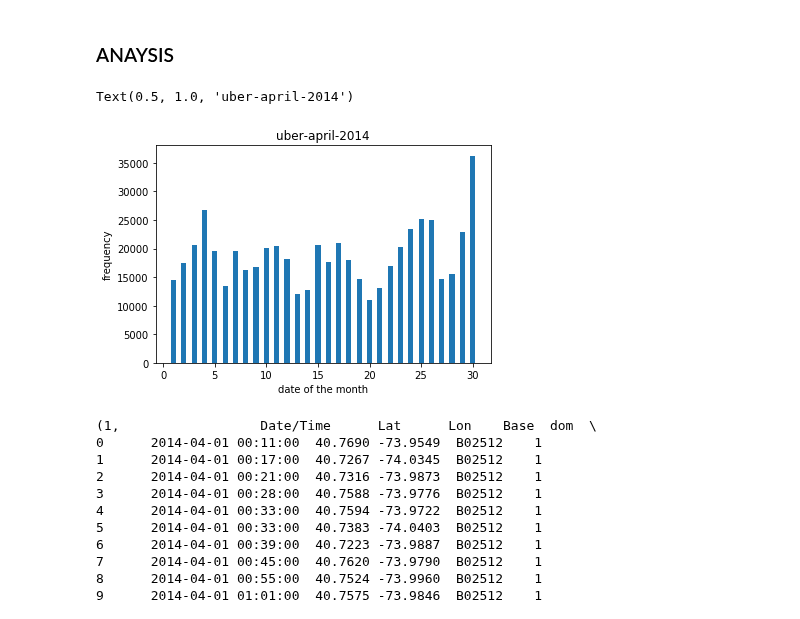
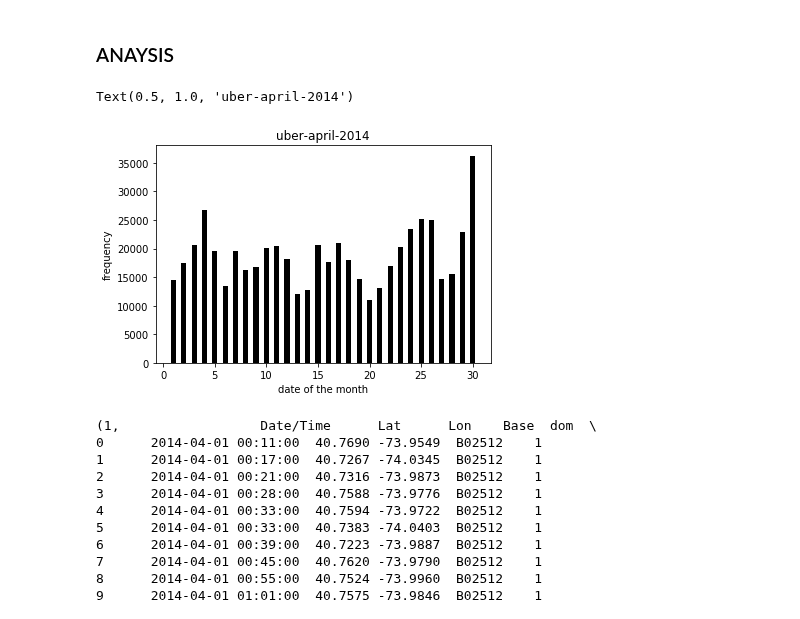
Before and after one commit to SANYAM1996/scatter-plotter, a Jupyter notebook: pd_4.ipynb, the cells around one changed output. Saved outputs shown, nothing was run; the diff lists cells and outputs as text; code cells hidden in the pictures.

```diff
--- a/pd_4.ipynb
+++ b/pd_4.ipynb
@@ -147,13 +147,13 @@ data.describe()
 # %% [markdown]
 ### ANAYSIS
 # %%
-hist (data.dom, bins = 30, rwidth=.5,range = (0.5, 30.5))
+hist (data.dom, bins = 30, rwidth=.5, color = 'black',range = (0.5, 30.5))
 xlabel('date of the month')
 ylabel('frequency')
 title('uber-april-2014')
 # %% [output]
 Text(0.5, 1.0, 'uber-april-2014')
-[figure, old version]
+[figure, new version]
 # %%
 for k, rows in data.groupby('dom'):
     print ((k, rows))
```
Also changed, not shown: parts of 10 cells of this notebook.
